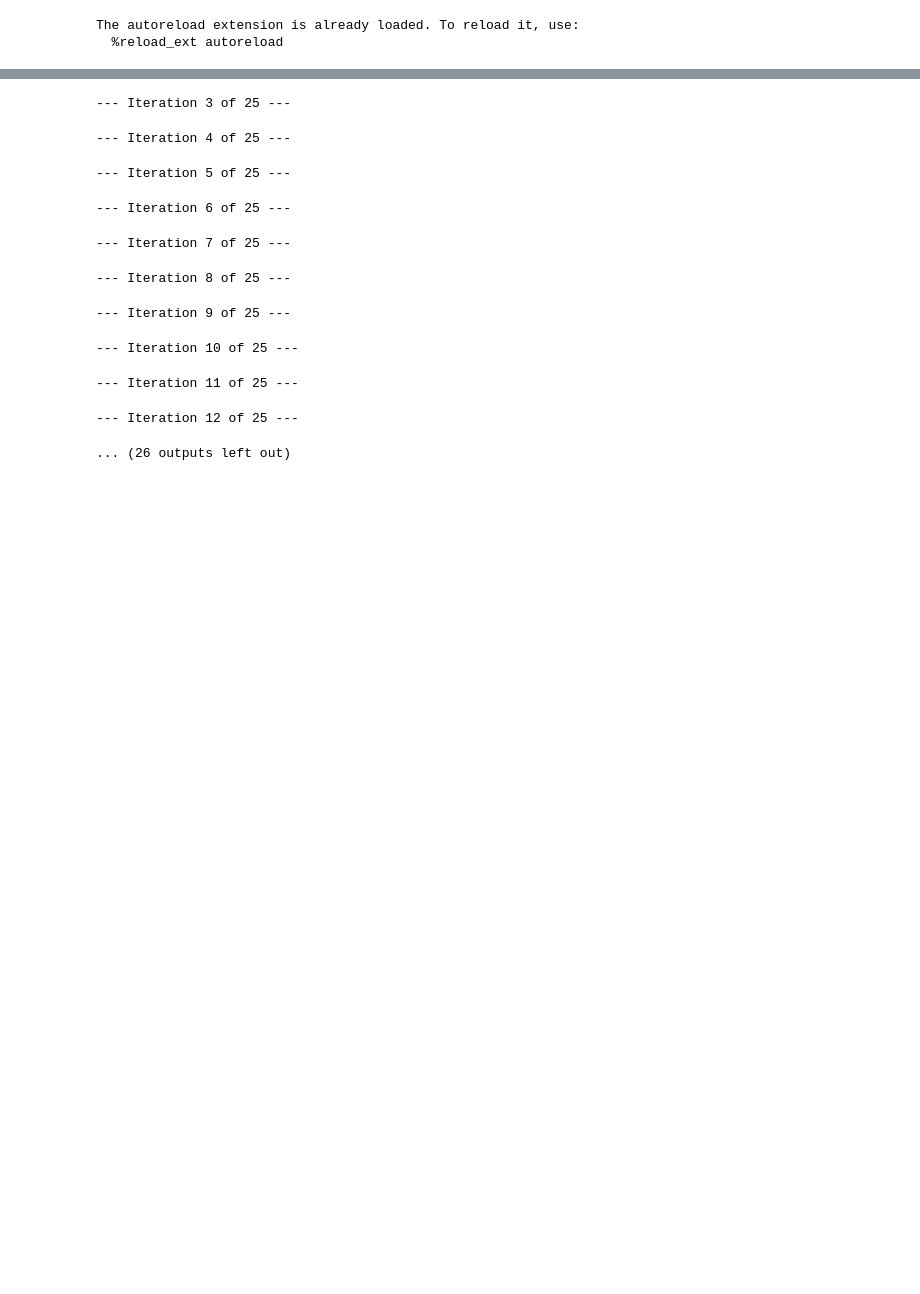
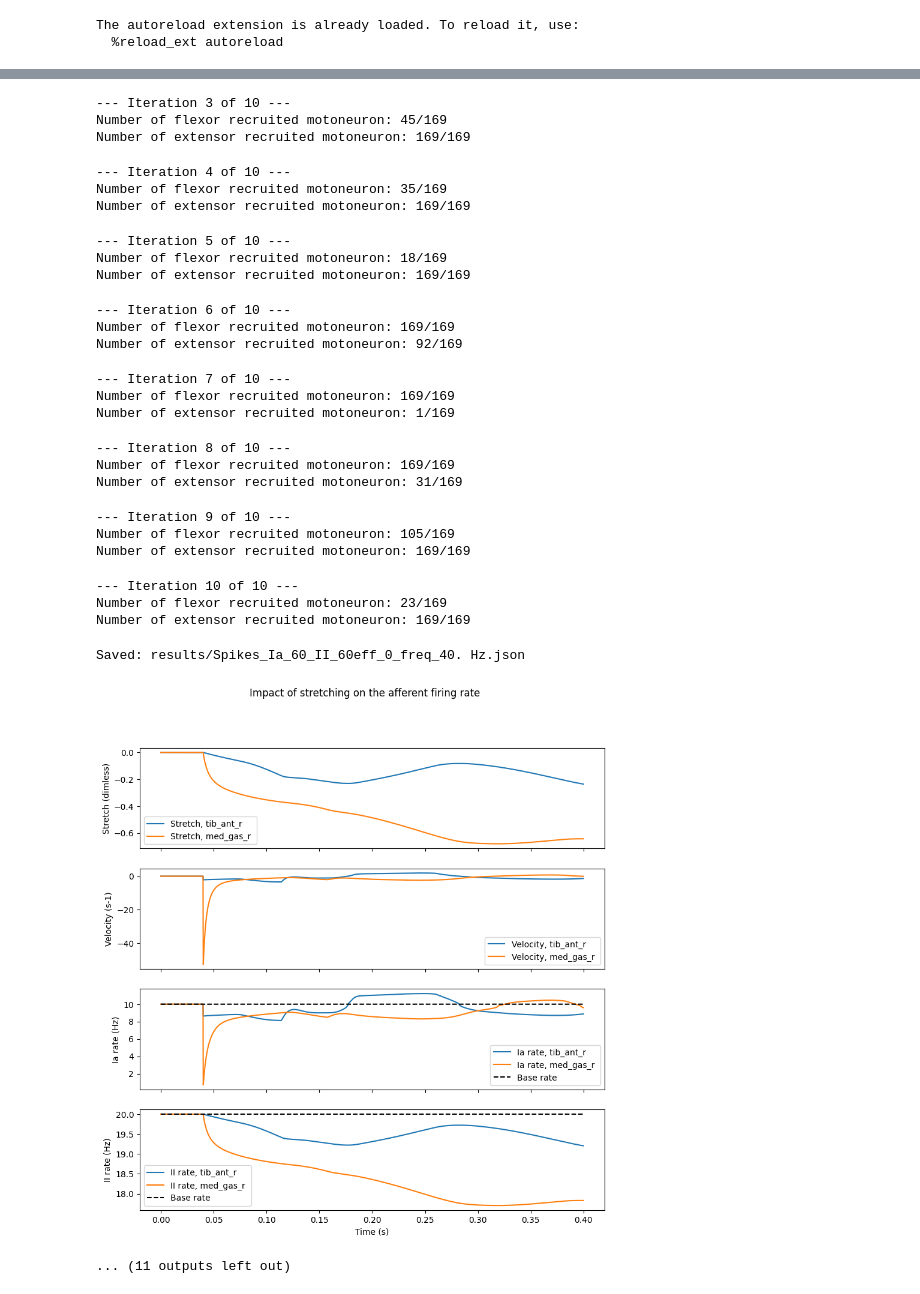
Before and after one commit to MathieuCharbonnier/Loop, a Jupyter notebook: Loop.ipynb, the cells around one changed output, grey strips where cells are left out. Saved outputs shown, nothing was run; the diff lists cells and outputs as text; code cells hidden in the pictures; blank space fills up the shorter version.

```diff
--- a/Loop.ipynb
+++ b/Loop.ipynb
@@ -55,7 +55,7 @@ passing information between these components to create a closed-loop system.
 
 # Time parameters
 REACTION_TIME = 40 * ms  # Duration of each simulation iteration
-NUM_ITERATIONS = 25      # Number of simulation iterations
+NUM_ITERATIONS = 10      # Number of simulation iterations
 TIME_STEP = 0.1 * ms     # Simulation time step
 
 # Neural population parameters
@@ -69,7 +69,7 @@ NEURON_COUNTS = {
 
 # Electrical stimulation parameters
 EES_PARAMS = {
-    'ees_freq': 50 * hertz,      # Frequency of epidural electrical stimulation
+    'ees_freq': 40 * hertz,      # Frequency of epidural electrical stimulation
     'Ia_recruited': 60,     # Number of Ia fibers recruited
     'II_recruited': 60,     # Number of II fibers recruited
     'eff_recruited': 0       # Number of efferent fibers recruited
@@ -83,9 +83,9 @@ BIOPHYSICAL_PARAMS = {
     'Cm':0.3*nF,
     'E_ex':0*mV,
     'E_inh':-75*mV,
-    'tau_exc':0.5*ms,
-    'tau_1':5*ms,
-    'tau_2':10*ms,
+    'tau_e':0.5*ms,
+    'tau_1':2*ms,
+    'tau_2':4.5*ms,
     'threshold_v':-55*mV
 }
 
@@ -419,11 +423,27 @@ Number Efferent fibers recruited by EES : 0 / 169
---- Iteration 3 of 25 ---
+--- Iteration 3 of 10 ---
+Number of flexor recruited motoneuron: 45/169
+Number of extensor recruited motoneuron: 169/169
---- Iteration 4 of 25 ---
+--- Iteration 4 of 10 ---
+Number of flexor recruited motoneuron: 35/169
+Number of extensor recruited motoneuron: 169/169
---- Iteration 5 of 25 ---
+--- Iteration 5 of 10 ---
+Number of flexor recruited motoneuron: 18/169
+Number of extensor recruited motoneuron: 169/169
---- Iteration 6 of 25 ---
+--- Iteration 6 of 10 ---
+Number of flexor recruited motoneuron: 169/169
+Number of extensor recruited motoneuron: 92/169
---- Iteration 7 of 25 ---
+--- Iteration 7 of 10 ---
+Number of flexor recruited motoneuron: 169/169
+Number of extensor recruited motoneuron: 1/169
---- Iteration 8 of 25 ---
+--- Iteration 8 of 10 ---
+Number of flexor recruited motoneuron: 169/169
+Number of extensor recruited motoneuron: 31/169
---- Iteration 9 of 25 ---
+--- Iteration 9 of 10 ---
+Number of flexor recruited motoneuron: 105/169
+Number of extensor recruited motoneuron: 169/169
---- Iteration 10 of 25 ---
+--- Iteration 10 of 10 ---
+Number of flexor recruited motoneuron: 23/169
+Number of extensor recruited motoneuron: 169/169
---- Iteration 11 of 25 ---
+Saved: results/Spikes_Ia_60_II_60eff_0_freq_40. Hz.json
+[figure, added]
---- Iteration 12 of 25 ---
+... (11 outputs left out)
-... (26 outputs left out)
```
Also changed, not shown: parts of 1 cell of this notebook.
